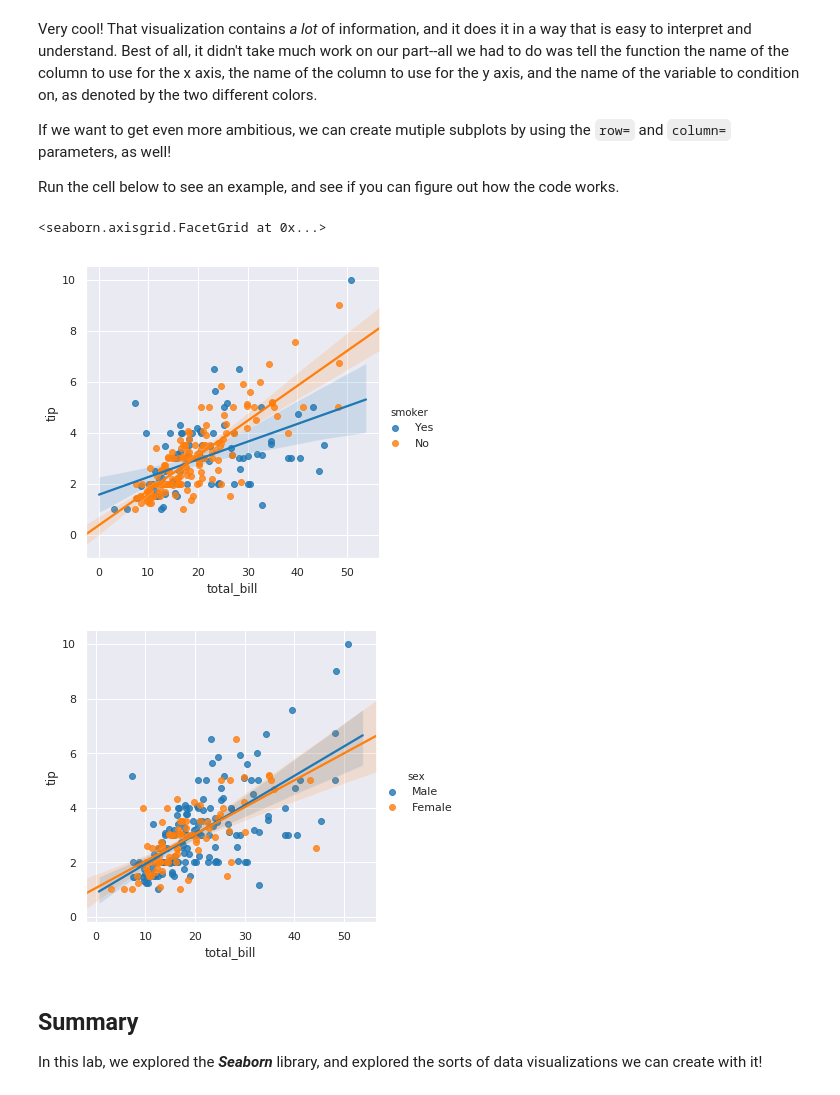
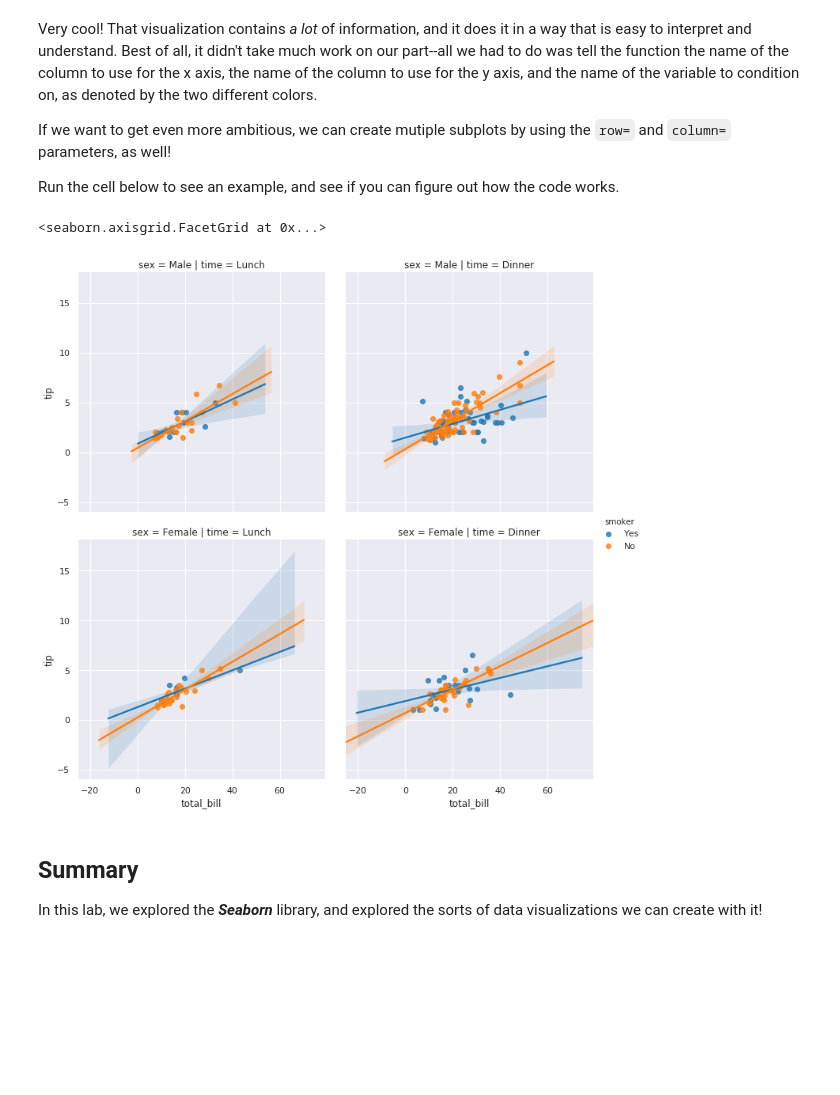
Before and after one commit to max-miller/dsc-seaborn-lab-nyc-ds-career-042219, a Jupyter notebook: index.ipynb, the cells around one changed output. Cells and saved outputs as stored; diff of their text form; code cells hidden in the pictures; blank space fills up the shorter version.

```diff
--- a/index.ipynb
+++ b/index.ipynb
@@ -192,11 +192,10 @@ If we want to get even more ambitious, we can create mutiple subplots by using t
 
 Run the cell below to see an example, and see if you can figure out how the code works.
 # %%
-sns.lmplot(x='total_bill', y='tip', hue='smoker', data=tips, col='time', row=
+sns.lmplot(x='total_bill', y='tip', hue='smoker', data=tips, col='time', row='sex')
 # %% [output]
 <seaborn.axisgrid.FacetGrid at 0x...>
-[figure, old version]
+[figure, new version]
-[figure, removed]
 # %% [markdown]
 ## Summary
 
```
